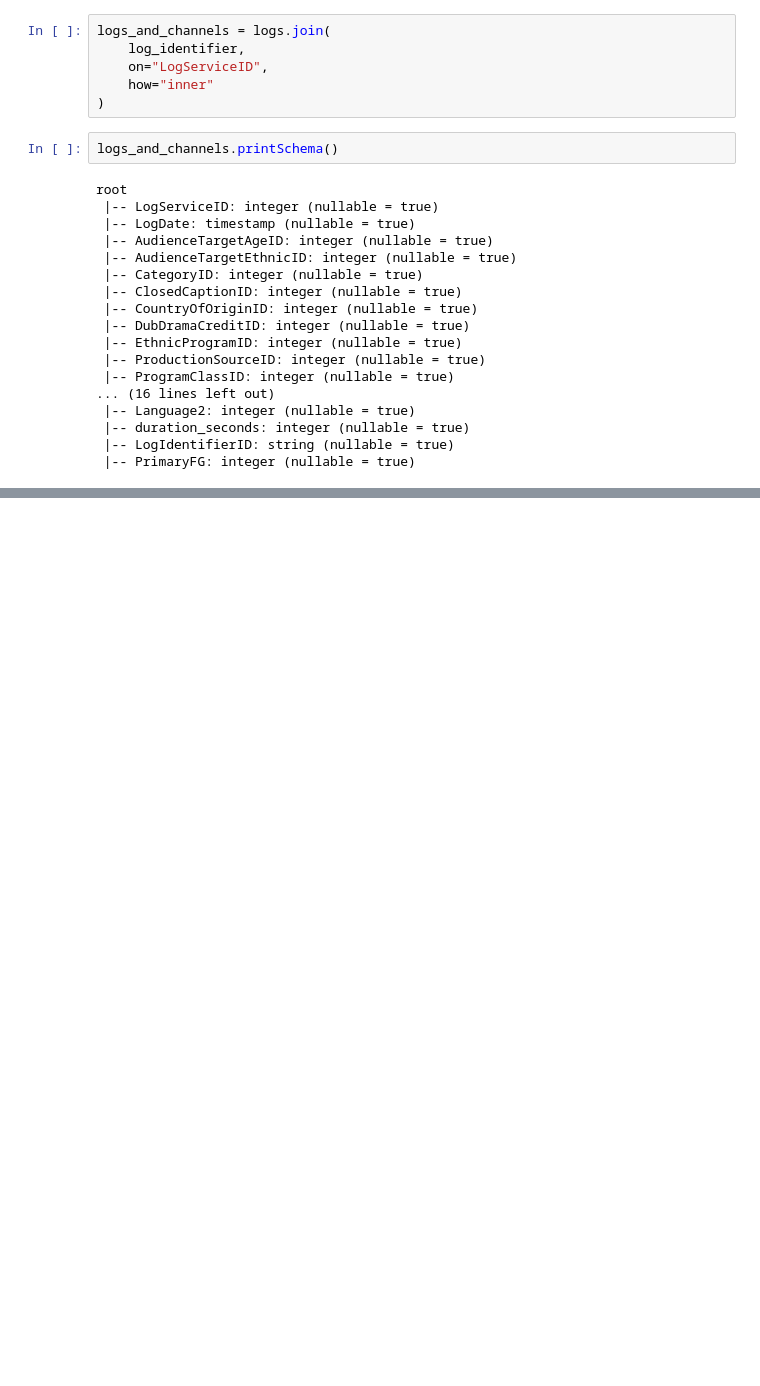
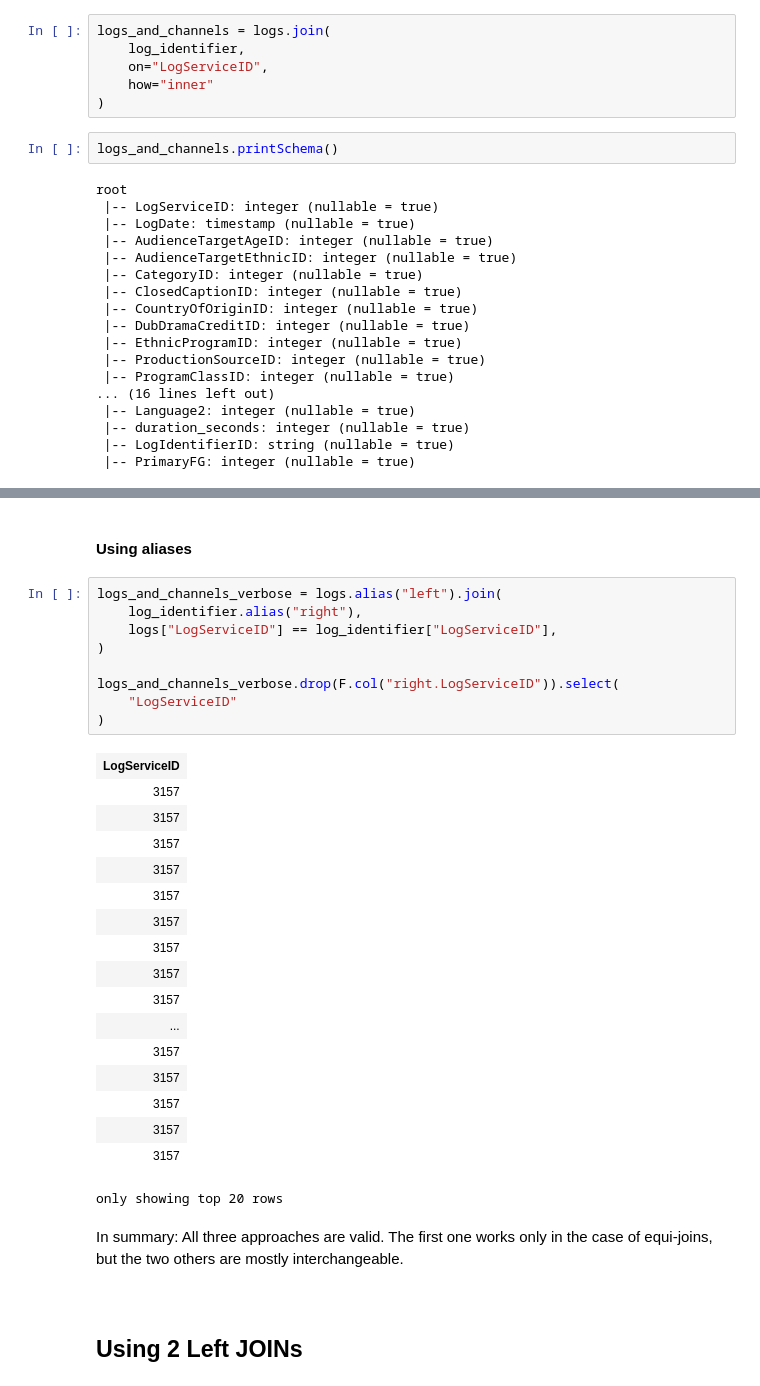
Before and after one commit to pybokeh/jupyter_notebooks, a Jupyter notebook: pyspark/Tutorial/2_Tutorial-Working_With_Tabular_Data.ipynb, the cells around one changed output, grey strips where cells are left out. Cells and saved outputs as stored; diff of their text form; blank space fills up the shorter version.

```diff
--- a/pyspark/Tutorial/2_Tutorial-Working_With_Tabular_Data.ipynb
+++ b/pyspark/Tutorial/2_Tutorial-Working_With_Tabular_Data.ipynb
@@ -517,0 +586,35 @@ root
+# %% [markdown]
+#### Using aliases
+# %%
+logs_and_channels_verbose = logs.alias("left").join(
+    log_identifier.alias("right"),
+    logs["LogServiceID"] == log_identifier["LogServiceID"],
+)
+
+logs_and_channels_verbose.drop(F.col("right.LogServiceID")).select(
+    "LogServiceID"
+)
+# %% [output]
+| LogServiceID |
+| 3157 |
+| 3157 |
+| 3157 |
+| 3157 |
+| 3157 |
+| 3157 |
+| 3157 |
+| 3157 |
+| 3157 |
+| ... |
+| 3157 |
+| 3157 |
+| 3157 |
+| 3157 |
+| 3157 |
+only showing top 20 rows
+# %% [markdown]
+In summary: All three approaches are valid. The first one works only in the case of equi-joins, but the two others are mostly interchangeable.
+# %% [markdown]
+<a id="multiple_left_joins">
+# %% [markdown]
+## Using 2 Left JOINs
```
Also changed, not shown: parts of 56 cells of this notebook.
